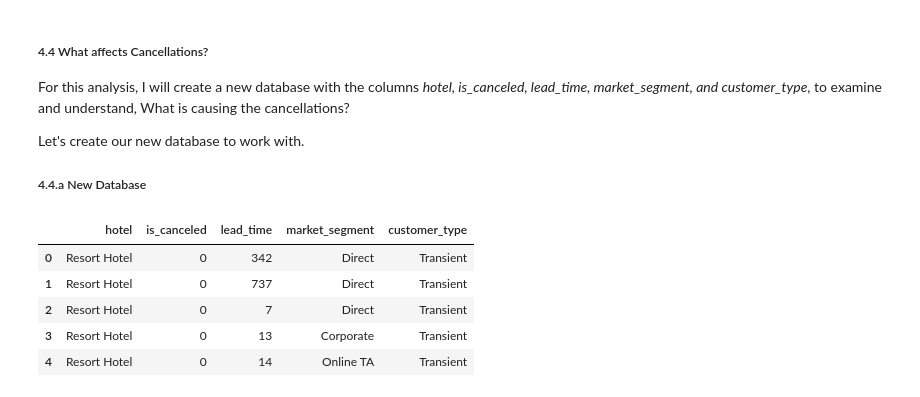
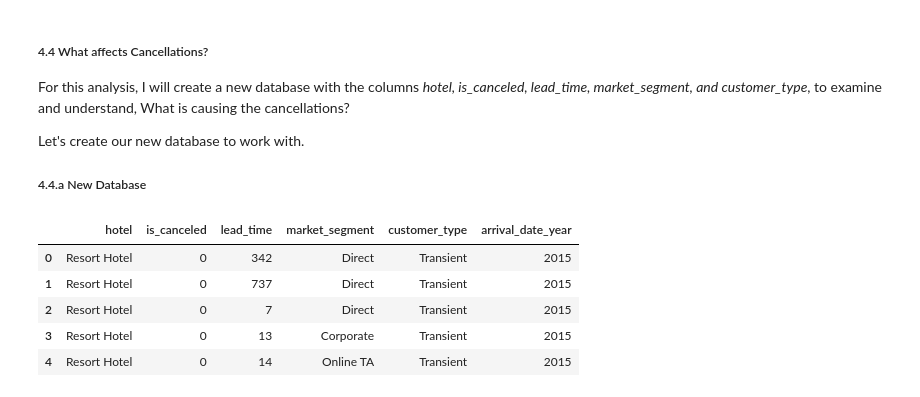
Before and after one commit to nachogalasso/da_python, a Jupyter notebook: hotel_bookings/hb_analysis.ipynb, the cells around one changed output. Cells and saved outputs as stored; diff of their text form; code cells hidden in the pictures.

```diff
--- a/hotel_bookings/hb_analysis.ipynb
+++ b/hotel_bookings/hb_analysis.ipynb
@@ -448,13 +453,13 @@ arrival_date_year
 ##### 4.4.a New Database
 # %%
 # Creating the new data structure
-df_cancellations = df_hb[['hotel','is_canceled','lead_time','market_segment','customer_type']].copy()
+df_cancellations = df_hb[['hotel','is_canceled','lead_time','market_segment','customer_type','arrival_date_year']].copy()
 
 df_cancellations.head(5)
 # %% [output]
-|  | hotel | is_canceled | lead_time | market_segment | customer_type |
-| 0 | Resort Hotel | 0 | 342 | Direct | Transient |
-| 1 | Resort Hotel | 0 | 737 | Direct | Transient |
-| 2 | Resort Hotel | 0 | 7 | Direct | Transient |
-| 3 | Resort Hotel | 0 | 13 | Corporate | Transient |
-| 4 | Resort Hotel | 0 | 14 | Online TA | Transient |
+|  | hotel | is_canceled | lead_time | market_segment | customer_type | arrival_date_year |
+| 0 | Resort Hotel | 0 | 342 | Direct | Transient | 2015 |
+| 1 | Resort Hotel | 0 | 737 | Direct | Transient | 2015 |
+| 2 | Resort Hotel | 0 | 7 | Direct | Transient | 2015 |
+| 3 | Resort Hotel | 0 | 13 | Corporate | Transient | 2015 |
+| 4 | Resort Hotel | 0 | 14 | Online TA | Transient | 2015 |
```
Also changed, not shown: parts of 6 cells of this notebook.
